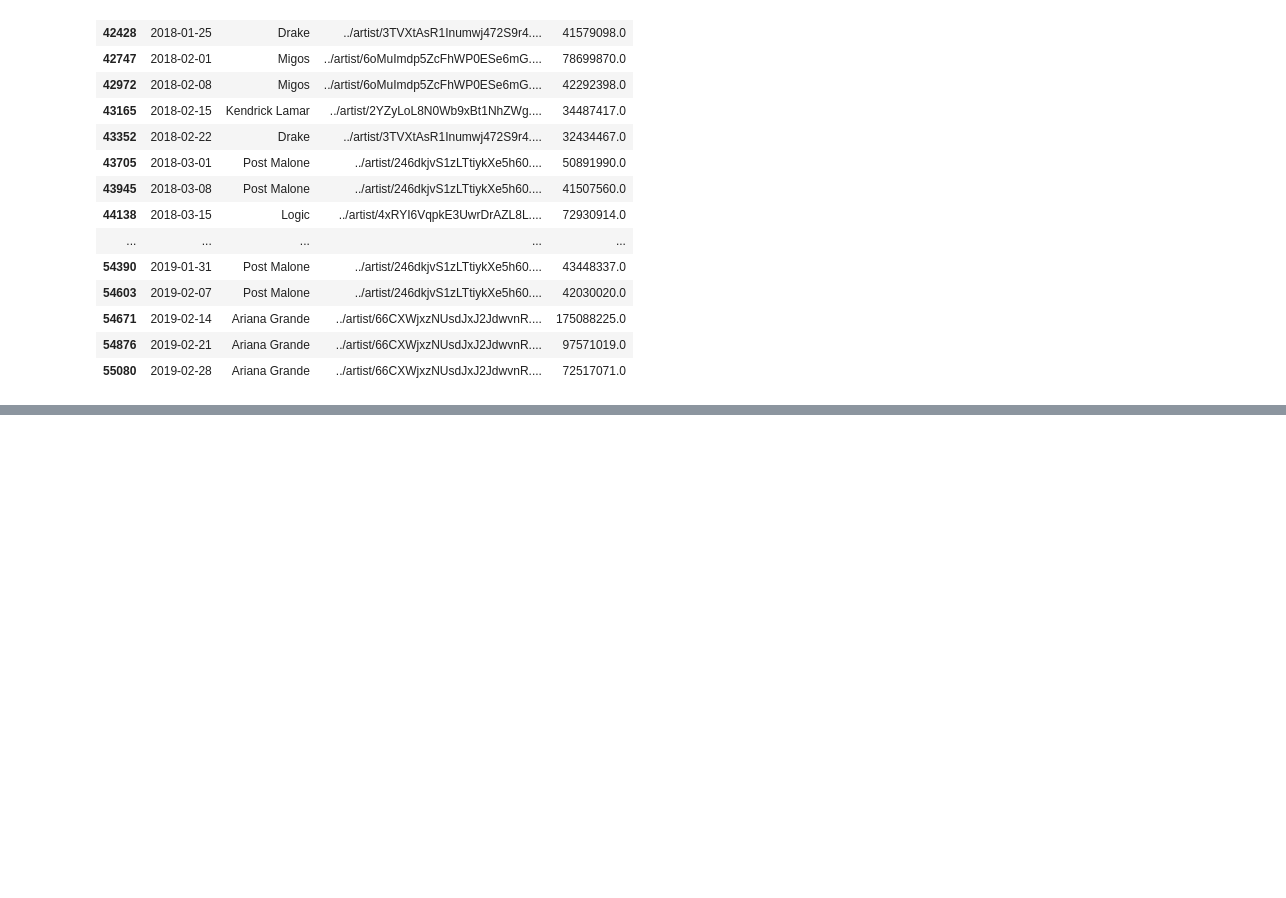
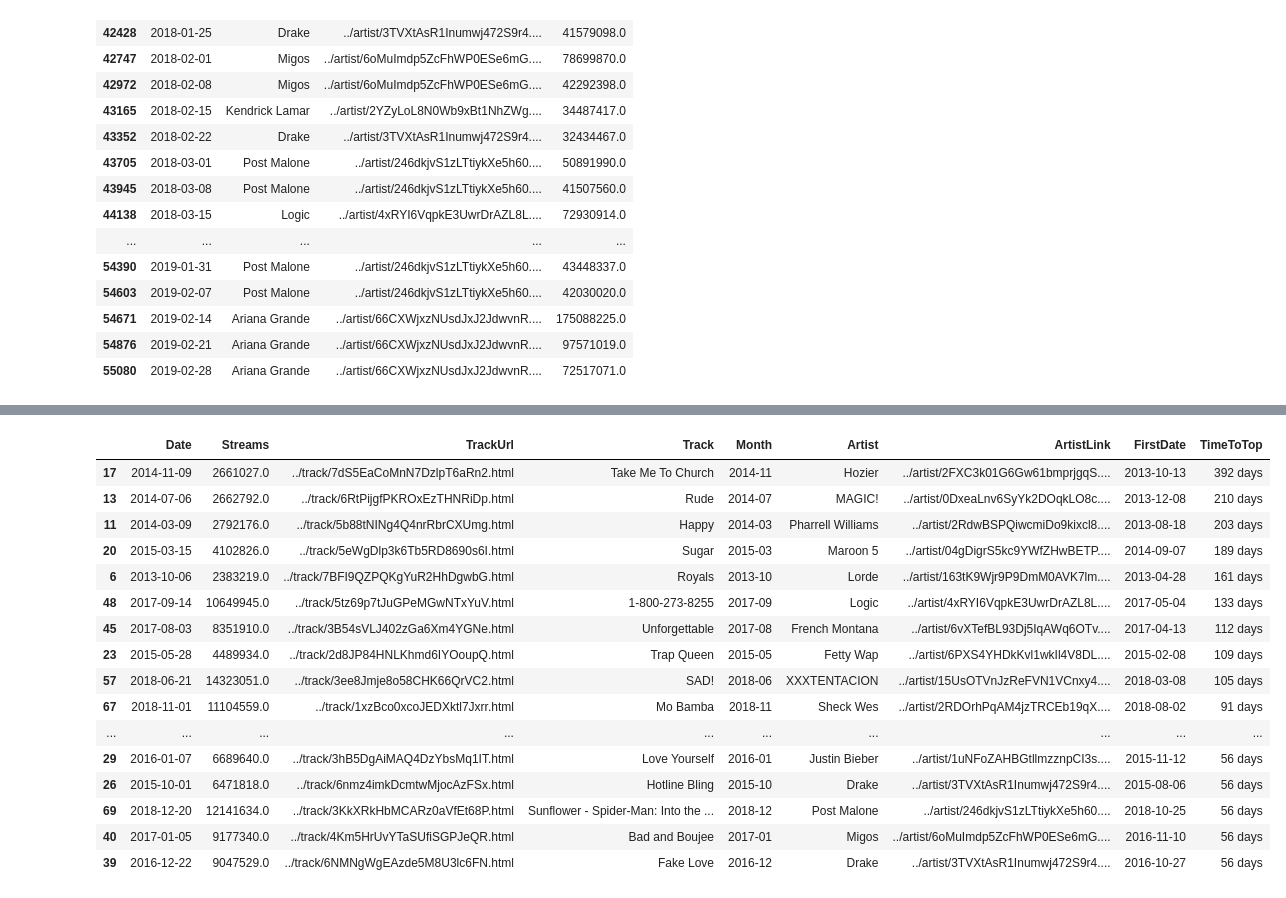
Before and after one commit to haroldfox/ts-stuy-2019, a Jupyter notebook: 02_complete.ipynb, the cells around one changed output, grey strips where cells are left out. Saved outputs shown, nothing was run; the diff lists cells and outputs as text; code cells hidden in the pictures; blank space fills up the shorter version.

```diff
--- a/02_complete.ipynb
+++ b/02_complete.ipynb
@@ -273,0 +301,3 @@ top_artist.tail(60)
+# %%
+top_songs_first = top_songs.sort_values('Date').groupby('TrackUrl', as_index=False).head(1)
+top_songs_first.head(10)
@@ -273,0 +316,4 @@ top_artist.tail(60)
+# %%
+songs_first = song_date.sort_values('Date').groupby('TrackUrl', as_index=False).head(1)
+songs_first = songs_first.rename(columns={'Date': 'FirstDate'})[['TrackUrl', 'FirstDate']]
+songs_first.head()
@@ -273,0 +327,22 @@ top_artist.tail(60)
+# %%
+top_songs_first = pd.merge(top_songs_first, songs_first, on='TrackUrl')
+top_songs_first['TimeToTop'] = top_songs_first['Date'] - top_songs_first['FirstDate']
+top_songs_first.sort_values('TimeToTop', ascending=False).head(20)
+# %% [output]
+|  | Date | Streams | TrackUrl | Track | Month | Artist | ArtistLink | FirstDate | TimeToTop |
+| 17 | 2014-11-09 | 2661027.0 | ../track/7dS5EaCoMnN7DzlpT6aRn2.html | Take Me To Church | 2014-11 | Hozier | ../artist/2FXC3k01G6Gw61bmprjgqS.... | 2013-10-13 | 392 days |
+| 13 | 2014-07-06 | 2662792.0 | ../track/6RtPijgfPKROxEzTHNRiDp.html | Rude | 2014-07 | MAGIC! | ../artist/0DxeaLnv6SyYk2DOqkLO8c.... | 2013-12-08 | 210 days |
+| 11 | 2014-03-09 | 2792176.0 | ../track/5b88tNINg4Q4nrRbrCXUmg.html | Happy | 2014-03 | Pharrell Williams | ../artist/2RdwBSPQiwcmiDo9kixcl8.... | 2013-08-18 | 203 days |
+| 20 | 2015-03-15 | 4102826.0 | ../track/5eWgDlp3k6Tb5RD8690s6I.html | Sugar | 2015-03 | Maroon 5 | ../artist/04gDigrS5kc9YWfZHwBETP.... | 2014-09-07 | 189 days |
+| 6 | 2013-10-06 | 2383219.0 | ../track/7BFI9QZPQKgYuR2HhDgwbG.html | Royals | 2013-10 | Lorde | ../artist/163tK9Wjr9P9DmM0AVK7lm.... | 2013-04-28 | 161 days |
+| 48 | 2017-09-14 | 10649945.0 | ../track/5tz69p7tJuGPeMGwNTxYuV.html | 1-800-273-8255 | 2017-09 | Logic | ../artist/4xRYI6VqpkE3UwrDrAZL8L.... | 2017-05-04 | 133 days |
+| 45 | 2017-08-03 | 8351910.0 | ../track/3B54sVLJ402zGa6Xm4YGNe.html | Unforgettable | 2017-08 | French Montana | ../artist/6vXTefBL93Dj5IqAWq6OTv.... | 2017-04-13 | 112 days |
+| 23 | 2015-05-28 | 4489934.0 | ../track/2d8JP84HNLKhmd6IYOoupQ.html | Trap Queen | 2015-05 | Fetty Wap | ../artist/6PXS4YHDkKvl1wkIl4V8DL.... | 2015-02-08 | 109 days |
+| 57 | 2018-06-21 | 14323051.0 | ../track/3ee8Jmje8o58CHK66QrVC2.html | SAD! | 2018-06 | XXXTENTACION | ../artist/15UsOTVnJzReFVN1VCnxy4.... | 2018-03-08 | 105 days |
+| 67 | 2018-11-01 | 11104559.0 | ../track/1xzBco0xcoJEDXktl7Jxrr.html | Mo Bamba | 2018-11 | Sheck Wes | ../artist/2RDOrhPqAM4jzTRCEb19qX.... | 2018-08-02 | 91 days |
+| ... | ... | ... | ... | ... | ... | ... | ... | ... | ... |
+| 29 | 2016-01-07 | 6689640.0 | ../track/3hB5DgAiMAQ4DzYbsMq1IT.html | Love Yourself | 2016-01 | Justin Bieber | ../artist/1uNFoZAHBGtllmzznpCI3s.... | 2015-11-12 | 56 days |
+| 26 | 2015-10-01 | 6471818.0 | ../track/6nmz4imkDcmtwMjocAzFSx.html | Hotline Bling | 2015-10 | Drake | ../artist/3TVXtAsR1Inumwj472S9r4.... | 2015-08-06 | 56 days |
+| 69 | 2018-12-20 | 12141634.0 | ../track/3KkXRkHbMCARz0aVfEt68P.html | Sunflower - Spider-Man: Into the ... | 2018-12 | Post Malone | ../artist/246dkjvS1zLTtiykXe5h60.... | 2018-10-25 | 56 days |
+| 40 | 2017-01-05 | 9177340.0 | ../track/4Km5HrUvYTaSUfiSGPJeQR.html | Bad and Boujee | 2017-01 | Migos | ../artist/6oMuImdp5ZcFhWP0ESe6mG.... | 2016-11-10 | 56 days |
+| 39 | 2016-12-22 | 9047529.0 | ../track/6NMNgWgEAzde5M8U3lc6FN.html | Fake Love | 2016-12 | Drake | ../artist/3TVXtAsR1Inumwj472S9r4.... | 2016-10-27 | 56 days |
```
Also changed, not shown: parts of 24 cells of this notebook.
